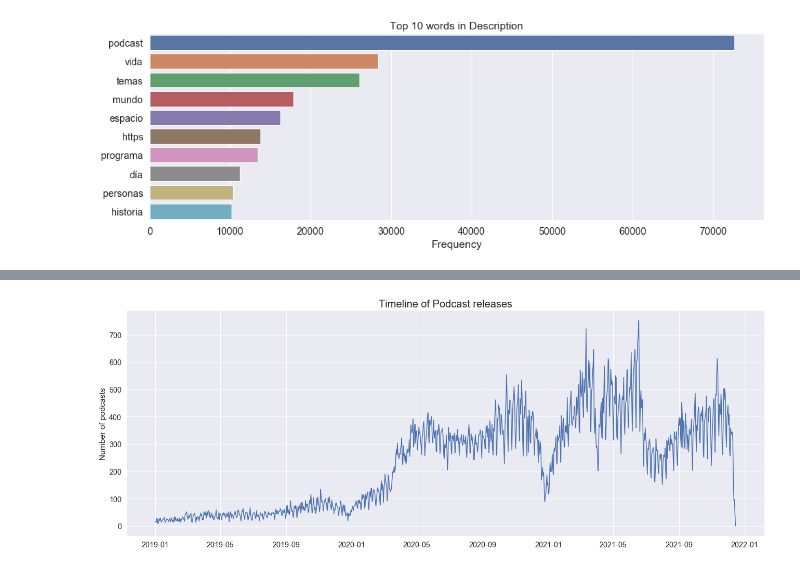
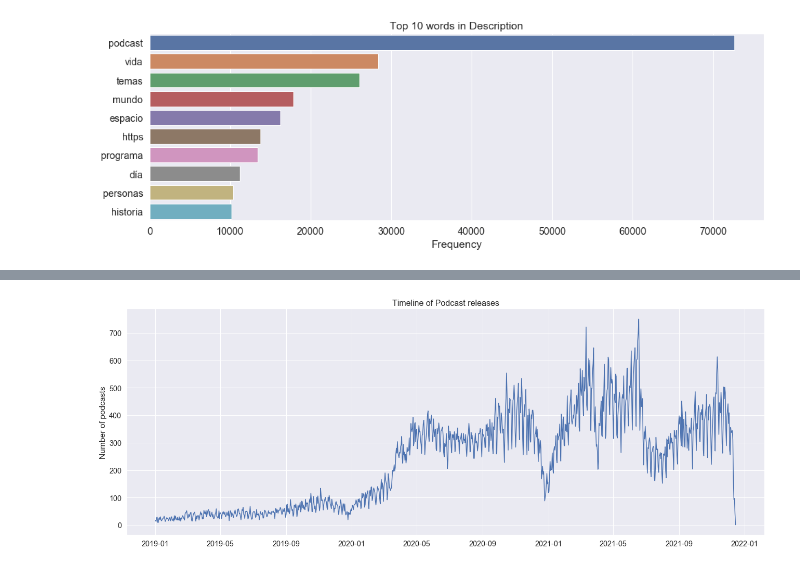
Before and after one commit to xaviercucurull/BDA-Podcasts, a Jupyter notebook: BDA_Final_Project.ipynb, the cells around one changed output, grey strips where cells are left out. Saved outputs shown, nothing was run; the diff lists cells and outputs as text; code cells hidden in the pictures.

```diff
--- a/BDA_Final_Project.ipynb
+++ b/BDA_Final_Project.ipynb
@@ -1374,16 +1355,16 @@ plot_wordcloud(df['_id'])
 # %%
-# Get count of unique values in a Pandas DataFrame (to use Seaborn)
-field = 'ReleaseDate'
-res = podcasts_prep.aggregate([{'$group': {'_id': f'${field}', 'count': {'$sum': 1}}}])
+# Number of podcasts released at each date (after 2019)
+res = podcasts_prep.aggregate([{'$match': {'release_date.year': {'$gte': 2019}}},
+                               {'$group': {'_id': '$ReleaseDate', 'count': {'$sum': 1},
+                                           'languages': {'$addToSet': "$languages"}}},
+                            ])
 df =  pd.DataFrame(list(res))
 
-filtered_df = df.loc[(df['_id'] >= '01-01-2019')]
-
 plt.figure(figsize=(22,8))
-sns.lineplot(data=filtered_df, x="_id", y="count")
+sns.lineplot(data=df, x="_id", y="count")
 plt.xlabel('')
 plt.ylabel('Number of podcasts')
-plt.title('Timeline of Podcast releases', fontsize=20)
+plt.title('Timeline of Podcast releases', fontsize=16)
 plt.show()
 # %% [output]
-[figure, old version]
+[figure, new version]
```
Also changed, not shown: parts of 46 cells of this notebook.
